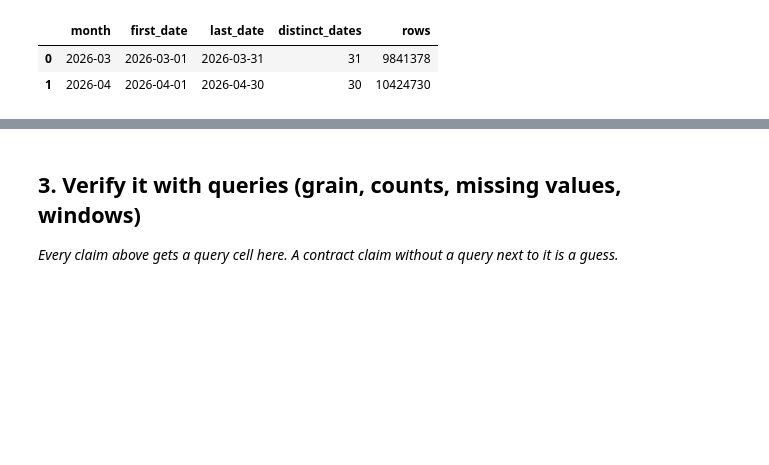
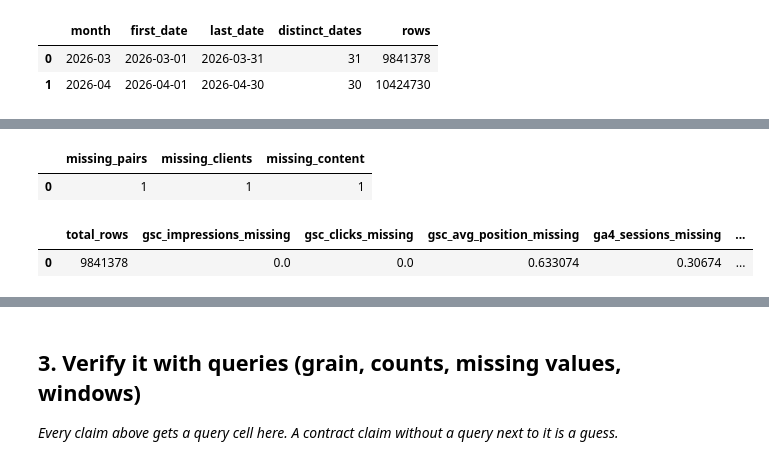
Before and after one commit to lakeshkumarkhatri/flyrank-ml, a Jupyter notebook: work/notebooks/w03_data_contract.ipynb, the cells around one changed output, grey strips where cells are left out. Saved outputs shown, nothing was run; the diff lists cells and outputs as text; code cells hidden in the pictures; blank space fills up the shorter version.

```diff
--- a/work/notebooks/w03_data_contract.ipynb
+++ b/work/notebooks/w03_data_contract.ipynb
@@ -116,0 +204,70 @@ window_check
+# %%
+missing_reason = con.sql(f"""
+    WITH march AS (
+        SELECT DISTINCT
+            client_hash_id,
+            content_hash_id
+        FROM read_parquet(
+            '{rel}/fact_content_daily_performance/**/*.parquet'
+        )
+        WHERE month = '2026-03'
+    ),
+
+    april AS (
+        SELECT DISTINCT
+            client_hash_id,
+            content_hash_id
+        FROM read_parquet(
+            '{rel}/fact_content_daily_performance/**/*.parquet'
+        )
+        WHERE month = '2026-04'
+    ),
+
+    missing AS (
+        SELECT
+            march.client_hash_id,
+            march.content_hash_id
+        FROM march
+        LEFT JOIN april
+            ON march.client_hash_id = april.client_hash_id
+            AND march.content_hash_id = april.content_hash_id
+        WHERE april.content_hash_id IS NULL
+    )
+
+    SELECT
+        COUNT(*) AS missing_pairs,
+        COUNT(DISTINCT m.client_hash_id) AS missing_clients,
+        COUNT(DISTINCT m.content_hash_id) AS missing_content
+    FROM missing m
+""").df()
+
+missing_reason
+# %% [output]
+|  | missing_pairs | missing_clients | missing_content |
+| 0 | 1 | 1 | 1 |
+# %%
+missingness = con.sql(f"""
+    SELECT
+        COUNT(*) AS total_rows,
+
+        AVG(CASE WHEN gsc_impressions IS NULL THEN 1.0 ELSE 0 END) AS gsc_impressions_missing,
+        AVG(CASE WHEN gsc_clicks IS NULL THEN 1.0 ELSE 0 END) AS gsc_clicks_missing,
+        AVG(CASE WHEN gsc_avg_position IS NULL THEN 1.0 ELSE 0 END) AS gsc_avg_position_missing,
+
+        AVG(CASE WHEN ga4_sessions IS NULL THEN 1.0 ELSE 0 END) AS ga4_sessions_missing,
+        AVG(CASE WHEN ga4_engaged_sessions IS NULL THEN 1.0 ELSE 0 END) AS ga4_engaged_sessions_missing,
+        AVG(CASE WHEN ga4_total_engagement_sec IS NULL THEN 1.0 ELSE 0 END) AS ga4_engagement_missing,
+
+        AVG(CASE WHEN sessions_ai IS NULL THEN 1.0 ELSE 0 END) AS sessions_ai_missing,
+        AVG(CASE WHEN scroll_events IS NULL THEN 1.0 ELSE 0 END) AS scroll_events_missing
+
+    FROM read_parquet(
+        '{rel}/fact_content_daily_performance/**/*.parquet'
+    )
+    WHERE month = '2026-03'
+""").df()
+
+missingness
+# %% [output]
+|  | total_rows | gsc_impressions_missing | gsc_clicks_missing | gsc_avg_position_missing | ga4_sessions_missing | ... |
+| 0 | 9841378 | 0.0 | 0.0 | 0.633074 | 0.30674 | ... |
```
Also changed, not shown: parts of 6 cells of this notebook.
